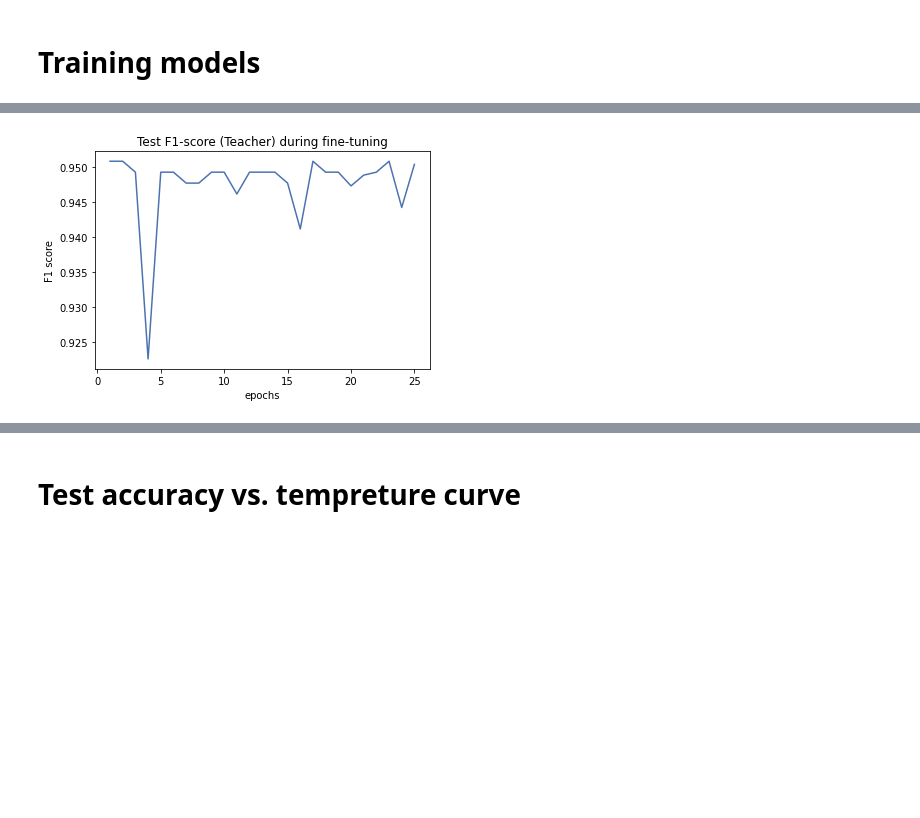
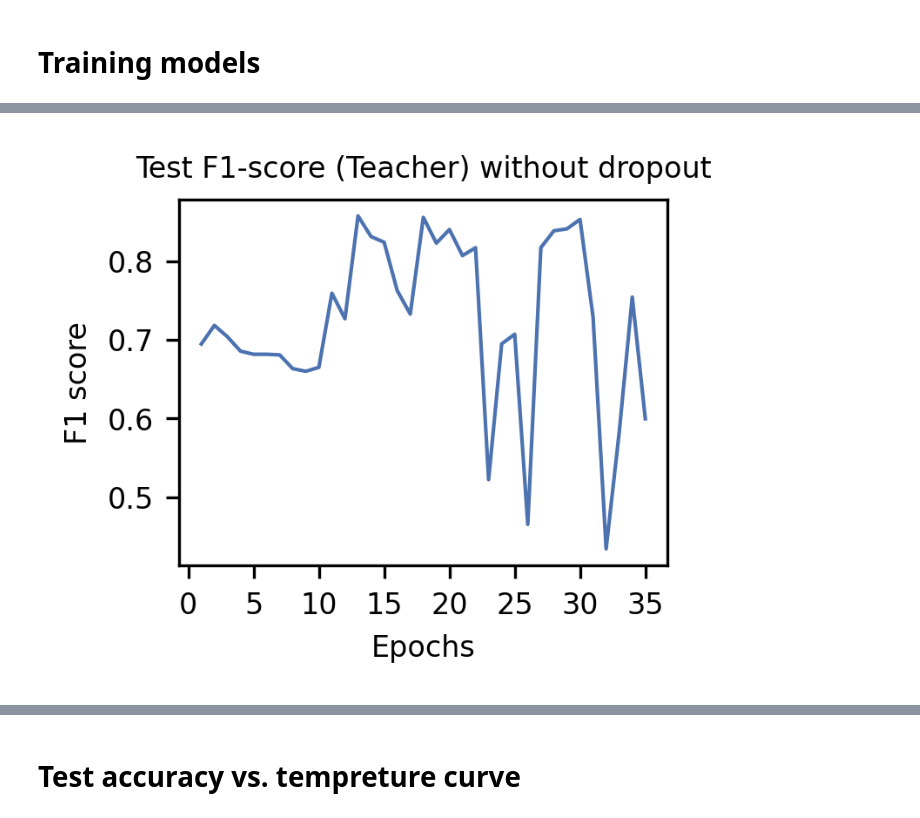
Before and after one commit to yitian19/ECE1512_2022F_ProjectRepo_HaoxiangNing_YitianLiu, a Jupyter notebook: Project A/Task2/Task2.ipynb, the cells around one changed output, grey strips where cells are left out. Drawn from its saved outputs; the diff is of its cells as text; code cells hidden in the pictures; blank space fills up the shorter version.

```diff
--- a/Project A/Task2/Task2.ipynb
+++ b/Project A/Task2/Task2.ipynb
@@ -64,5 +65,5 @@ for i in range(length):
 #Rotate
 length = len(Train)
 for i in range(length):
-  Train.append(np.rot90(Train[i],1))
+  Train.append(np.rot90(Train[i],2))
   Tlabel.append(Tlabel[i])
@@ -69,3 +75,8 @@ for i in range(length):
+# %%
+Train = np.load("/content/drive/MyDrive/ECE1512ProjA/Train.npy")
+Tlabel = np.load("/content/drive/MyDrive/ECE1512ProjA/Tlabel.npy")
+Val = np.load("/content/drive/MyDrive/ECE1512ProjA/Val.npy")
+Vlabel = np.load("/content/drive/MyDrive/ECE1512ProjA/Vlabel.npy")
 # %%
 class DataGenerator(tf.keras.utils.Sequence):
     'Generates data for Keras'
@@ -124,7 +135,7 @@ Val= DataGenerator(Val,Vlabel)
 # %% [markdown]
 # Model creation
 # %%
-def teacher():
+def teacher(dr):
   base_teacher = tf.keras.applications.resnet_v2.ResNet50V2(
     weights='imagenet',
     input_shape=(224, 224, 3),
@@ -133,7 +144,7 @@ def teacher():
   midput = base_teacher(imgs, training=False)
   # Convert features of shape `base_model.output_shape[1:]` to vectors
   midput = keras.layers.GlobalMaxPooling2D()(midput)
-  midput = keras.layers.Dropout(0.5)(midput)
+  midput = keras.layers.Dropout(dr)(midput)
   outputs = Dense(2)(midput)
   teacher_model = keras.Model(imgs, outputs)
   return base_teacher,teacher_model
@@ -290,7 +301,10 @@ def train_and_evaluate(base,model, compute_loss_fn, NUM_EPOCHS,lr):
 # %%
 # your code start from here for step 5
 # Train the teacher model
-base_teacher,teacher_model = teacher()
-base_teacher.trainable = False
-inif1t = train_and_evaluate(base_teacher,teacher_model,compute_teacher_loss,10,1e-4)
+base_teacher1,teacher_model1 = teacher(0)
+base_teacher1.trainable = False
+inif1t1 = train_and_evaluate(base_teacher1,teacher_model1,compute_teacher_loss,10,1e-4)
+#fine-tuning
+base_teacher1.trainable = True
+finalf1t1 = train_and_evaluate(base_teacher1,teacher_model1,compute_teacher_loss,25,1e-5)
 # %% [output]
@@ -339,17 +418,21 @@ Epoch 25: tf.Tensor(0.50465035, shape=(), dtype=float32)
 # %%
 # Plot the f1 socre vs. epochs curve
 color_list = sns.color_palette('deep')
-plt.plot(range(1,25+1),finalf1t,color = color_list[0])
-plt.title('Test F1-score (Teacher) during fine-tuning')
-plt.xlabel('epochs')
-plt.ylabel('F1 score')
+plt.figure(dpi=300,figsize=(2.5,2))
+plt.plot(range(1,35+1),inif1t1+finalf1t1,linewidth=1,color = color_list[0])
+plt.title('Test F1-score (Teacher) without dropout',fontsize=8)
+plt.xlabel('Epochs',fontsize=8)
+plt.ylabel('F1 score',fontsize=8)
+plt.xticks([0,5,10,15,20,25,30,35],fontsize=8)
+plt.yticks(fontsize=8)
+plt.tight_layout(pad=0.2)
 
 
 # Save the f1 score vs. epochs curve and data
 os.chdir('/content/drive/MyDrive/ECE1512ProjA')
-plt.savefig('f1_score.jpg')
+plt.savefig('f1_score_t_0dr.jpg',dpi=300)
 os.chdir('/content/drive/MyDrive/ECE1512ProjA')
-T_dict={'NUM_EPOCHS':25, 'f1_T':finalf1t}
-savemat('f1_T.mat',T_dict)
+T_dict={'NUM_EPOCHS':35, 'f1_T':inif1t1+finalf1t1}
+savemat('f1_T_0dr.mat',T_dict)
 # %% [output]
-[figure, old version]
+[figure, new version]
```
Also changed, not shown: parts of 31 cells of this notebook, 13 other files.
